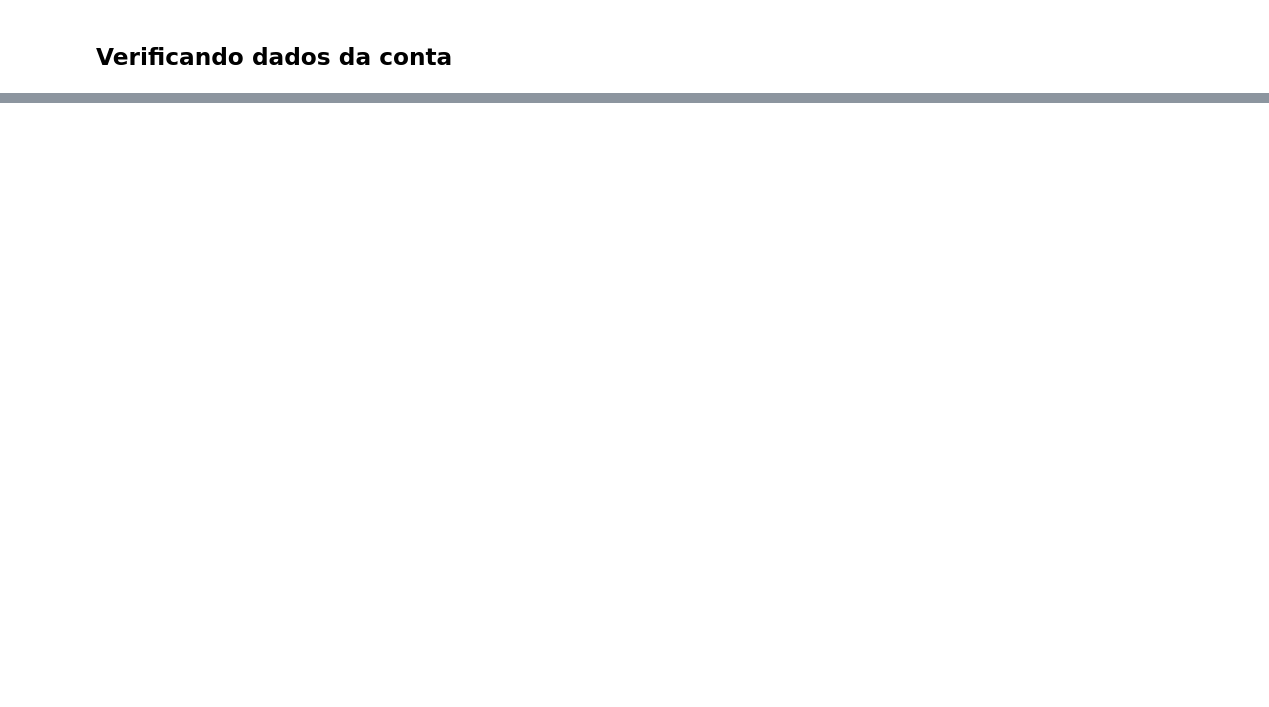
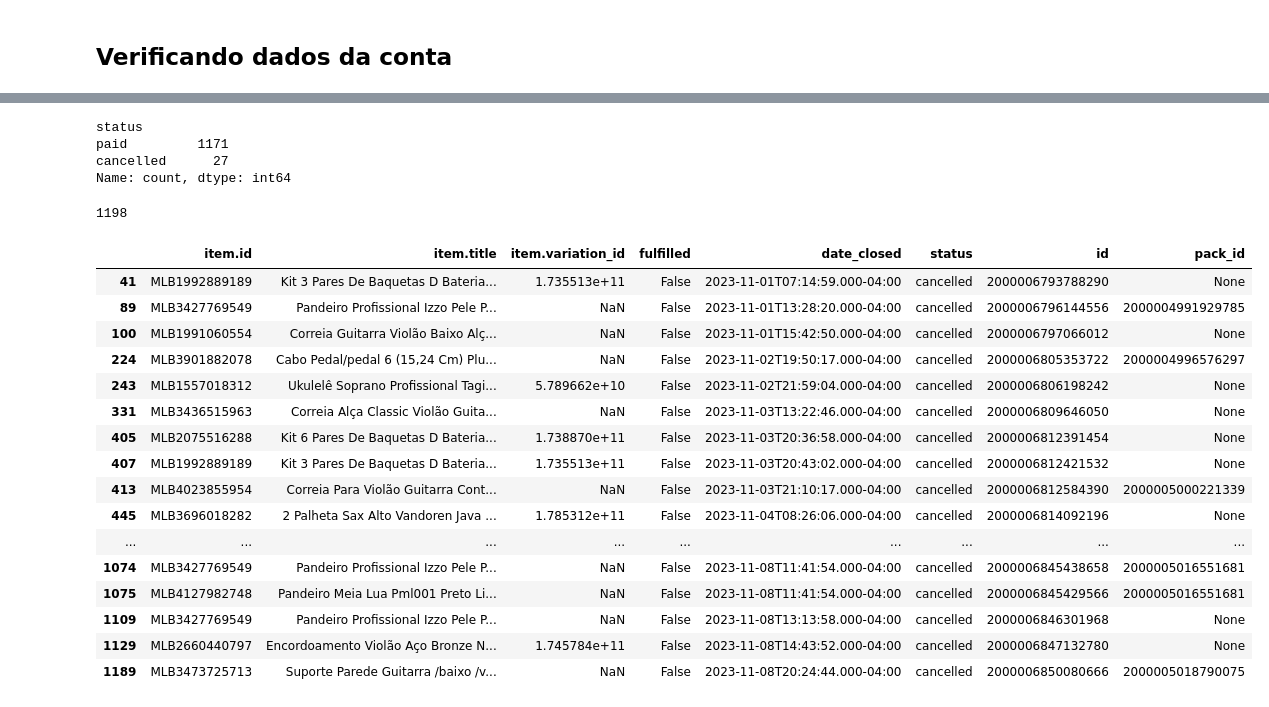
Before and after one commit to lpcoutinho/api_musical, a Jupyter notebook: Notebooks/ml_orders.ipynb, the cells around one changed output, grey strips where cells are left out. Saved outputs shown, nothing was run; the diff lists cells and outputs as text; code cells hidden in the pictures; blank space fills up the shorter version.

Commit message:
df de estoque + orders

```diff
--- a/Notebooks/ml_orders.ipynb
+++ b/Notebooks/ml_orders.ipynb
@@ -136,0 +99,32 @@ print(f"Tempo Total do processo: {elapsed_time / 60} minutos")
+# %%
+counter = 0
+
+while True:
+    response = requests.get(base_url, params=params, headers=headers)
+    data = response.json()
+
+
+    if 'results' in data:
+        json_list.extend(data['results'])
+    else:
+        break
+
+    # Verifique se há mais páginas
+    if 'paging' in data:
+        total_paging = data['paging'].get('total')
+        if total_paging is None:
+            break
+
+        total_pages = math.ceil(total_paging / params['limit'])
+        print(f'Total esperado de páginas: {counter}/{total_pages}')
+        print(f'Offset atual: {params["offset"]}')
+
+        counter += 1
+        if params['offset'] >= total_paging:
+            break
+
+        params['offset'] += params['limit']
+    else:
+        break
+
+print(f'Total de dados coletados: {len(json_list)}')
@@ -136,0 +165,3 @@ print(f"Tempo Total do processo: {elapsed_time / 60} minutos")
+# %%
+df1 = json_normalize(json_list, record_path='order_items', meta=['payments','fulfilled', 'date_closed', 'status', 'pack_id', 'id'])
+df1.columns
@@ -136,0 +186,5 @@ print(f"Tempo Total do processo: {elapsed_time / 60} minutos")
+# %%
+cols = ['payments', 'item.id', 'item.title', 'item.variation_id', 'fulfilled', 'date_closed', 'status', 'id', 'pack_id']
+# %%
+df2 = df1[cols].copy()
+df2.columns
@@ -136,0 +251,32 @@ print(f"Tempo Total do processo: {elapsed_time / 60} minutos")
+# %%
+df2['status'].value_counts()
+# %% [output]
+status
+paid         1171
+cancelled      27
+Name: count, dtype: int64
+# %%
+len(json_list)
+# %% [output]
+1198
+# %%
+dfx = df2[df2['status'] == 'cancelled']
+dfx
+# %% [output]
+|  | item.id | item.title | item.variation_id | fulfilled | date_closed | status | id | pack_id |
+| 41 | MLB1992889189 | Kit 3 Pares De Baquetas D Bateria... | 1.735513e+11 | False | 2023-11-01T07:14:59.000-04:00 | cancelled | 2000006793788290 | None |
+| 89 | MLB3427769549 | Pandeiro Profissional Izzo Pele P... | NaN | False | 2023-11-01T13:28:20.000-04:00 | cancelled | 2000006796144556 | 2000004991929785 |
+| 100 | MLB1991060554 | Correia Guitarra Violão Baixo Alç... | NaN | False | 2023-11-01T15:42:50.000-04:00 | cancelled | 2000006797066012 | None |
+| 224 | MLB3901882078 | Cabo Pedal/pedal 6 (15,24 Cm) Plu... | NaN | False | 2023-11-02T19:50:17.000-04:00 | cancelled | 2000006805353722 | 2000004996576297 |
+| 243 | MLB1557018312 | Ukulelê Soprano Profissional Tagi... | 5.789662e+10 | False | 2023-11-02T21:59:04.000-04:00 | cancelled | 2000006806198242 | None |
+| 331 | MLB3436515963 | Correia Alça Classic Violão Guita... | NaN | False | 2023-11-03T13:22:46.000-04:00 | cancelled | 2000006809646050 | None |
+| 405 | MLB2075516288 | Kit 6 Pares De Baquetas D Bateria... | 1.738870e+11 | False | 2023-11-03T20:36:58.000-04:00 | cancelled | 2000006812391454 | None |
+| 407 | MLB1992889189 | Kit 3 Pares De Baquetas D Bateria... | 1.735513e+11 | False | 2023-11-03T20:43:02.000-04:00 | cancelled | 2000006812421532 | None |
+| 413 | MLB4023855954 | Correia Para Violão Guitarra Cont... | NaN | False | 2023-11-03T21:10:17.000-04:00 | cancelled | 2000006812584390 | 2000005000221339 |
+| 445 | MLB3696018282 | 2 Palheta Sax Alto Vandoren Java ... | 1.785312e+11 | False | 2023-11-04T08:26:06.000-04:00 | cancelled | 2000006814092196 | None |
+| ... | ... | ... | ... | ... | ... | ... | ... | ... |
+| 1074 | MLB3427769549 | Pandeiro Profissional Izzo Pele P... | NaN | False | 2023-11-08T11:41:54.000-04:00 | cancelled | 2000006845438658 | 2000005016551681 |
+| 1075 | MLB4127982748 | Pandeiro Meia Lua Pml001 Preto Li... | NaN | False | 2023-11-08T11:41:54.000-04:00 | cancelled | 2000006845429566 | 2000005016551681 |
+| 1109 | MLB3427769549 | Pandeiro Profissional Izzo Pele P... | NaN | False | 2023-11-08T13:13:58.000-04:00 | cancelled | 2000006846301968 | None |
+| 1129 | MLB2660440797 | Encordoamento Violão Aço Bronze N... | 1.745784e+11 | False | 2023-11-08T14:43:52.000-04:00 | cancelled | 2000006847132780 | None |
+| 1189 | MLB3473725713 | Suporte Parede Guitarra /baixo /v... | NaN | False | 2023-11-08T20:24:44.000-04:00 | cancelled | 2000006850080666 | 2000005018790075 |
```
Also changed, not shown: parts of 33 cells of this notebook, 10 other files.
